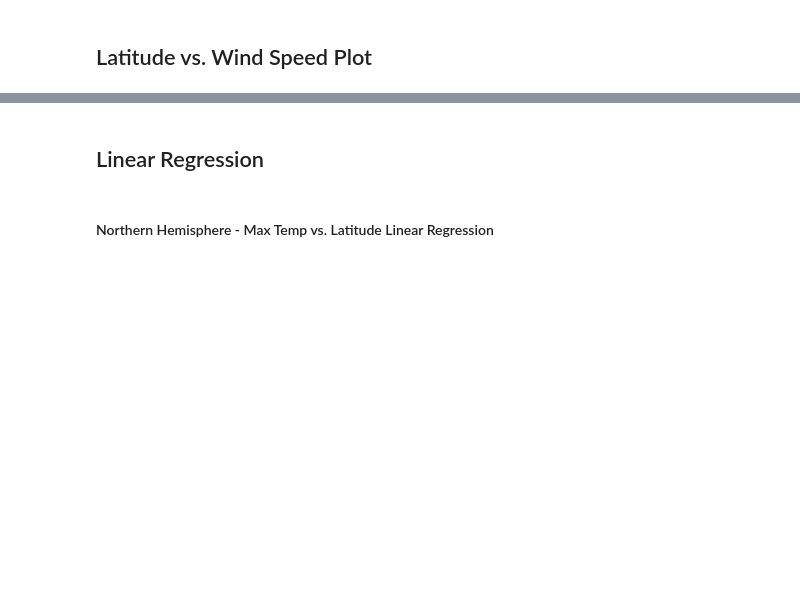
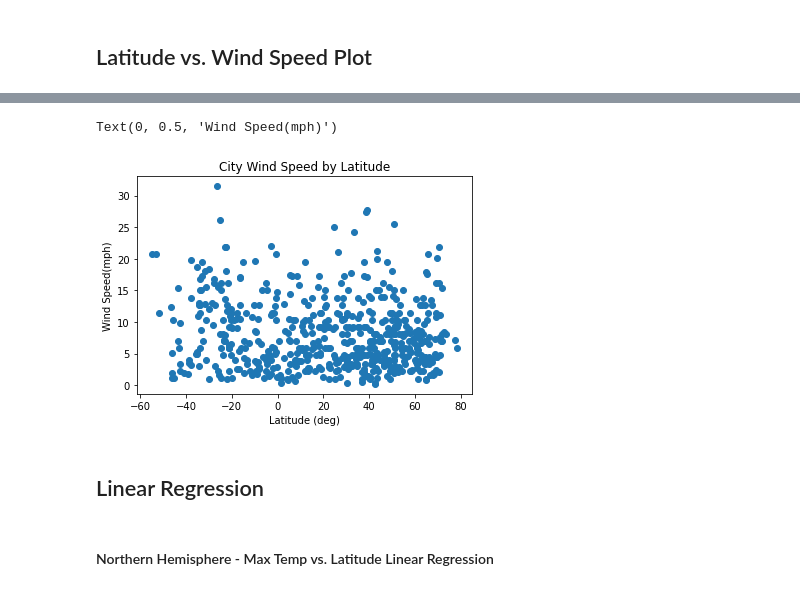
Before and after one commit to owenmeyer3/python-api-challenge, a Jupyter notebook: WeatherPy/WeatherPy.ipynb, the cells around one changed output, grey strips where cells are left out. Saved outputs shown, nothing was run; the diff lists cells and outputs as text; code cells hidden in the pictures; blank space fills up the shorter version.

```diff
--- a/WeatherPy/WeatherPy.ipynb
+++ b/WeatherPy/WeatherPy.ipynb
@@ -224,3 +221,11 @@ Text(0, 0.5, 'Cloudiness (%)')
+# %%
+plt.scatter(clean_city_data['lat'].values, clean_city_data['wind_speed'].values)
+plt.title('City Wind Speed by Latitude')
+plt.xlabel('Latitude (deg)')
+plt.ylabel('Wind Speed(mph)')
+# %% [output]
+Text(0, 0.5, 'Wind Speed(mph)')
+[figure, added]
 # %% [markdown]
 ## Linear Regression
 # %% [markdown]
```
Also changed, not shown: parts of 25 cells of this notebook, 1 other file.
